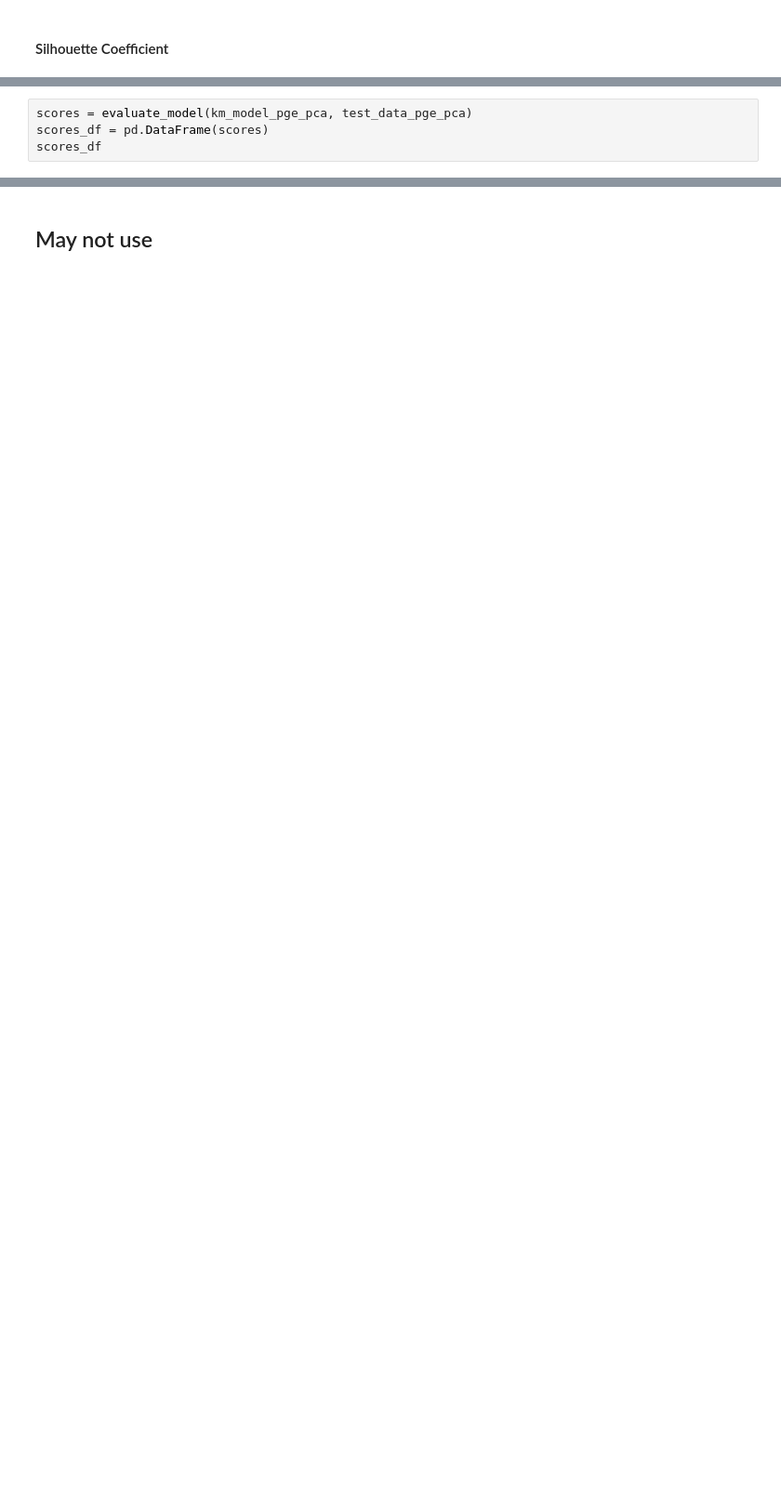
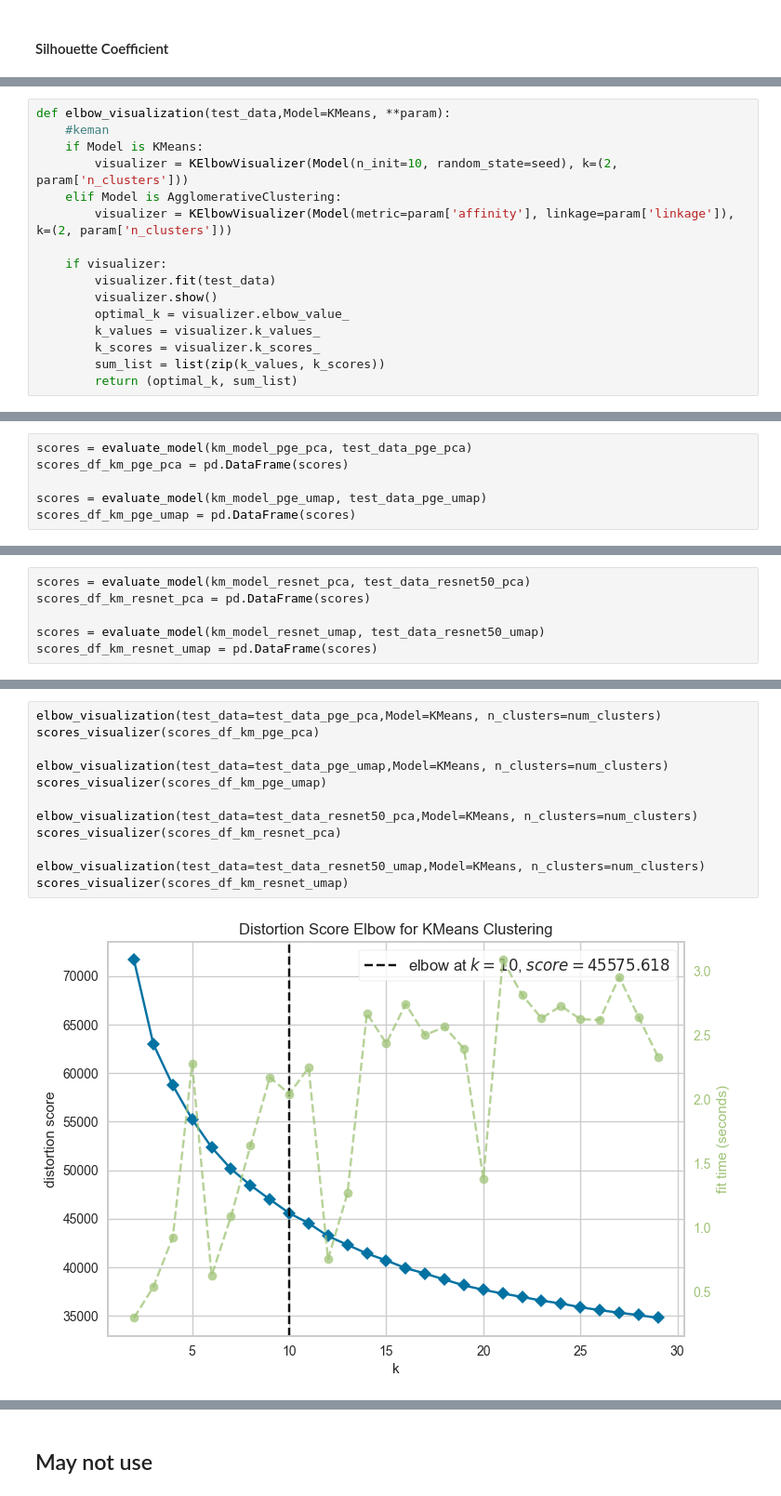
Before and after one commit to titichayajojo/Case-Study-1-Clustering, a Jupyter notebook: case_study1-2.ipynb, the cells around one changed output, grey strips where cells are left out. Shown at 93% size. Drawn from its saved outputs; the diff is of its cells as text; blank space fills up the shorter version.

Commit message:
update model training, visualisation, and evaluation

```diff
--- a/case_study1-2.ipynb
+++ b/case_study1-2.ipynb
@@ -723,0 +556,16 @@ def evaluate_model(models, test_data, is_pge=True):
+# %%
+def elbow_visualization(test_data,Model=KMeans, **param):
+    #keman
+    if Model is KMeans:
+        visualizer = KElbowVisualizer(Model(n_init=10, random_state=seed), k=(2, param['n_clusters']))
+    elif Model is AgglomerativeClustering:
+        visualizer = KElbowVisualizer(Model(metric=param['affinity'], linkage=param['linkage']), k=(2, param['n_clusters']))
+
+    if visualizer:
+        visualizer.fit(test_data)
+        visualizer.show()
+        optimal_k = visualizer.elbow_value_
+        k_values = visualizer.k_values_
+        k_scores = visualizer.k_scores_
+        sum_list = list(zip(k_values, k_scores))
+        return (optimal_k, sum_list)
@@ -724,4 +626,6 @@ def evaluate_model(models, test_data, is_pge=True):
 # %%
 scores = evaluate_model(km_model_pge_pca, test_data_pge_pca)
-scores_df = pd.DataFrame(scores)
-scores_df
+scores_df_km_pge_pca = pd.DataFrame(scores)
+
+scores = evaluate_model(km_model_pge_umap, test_data_pge_umap)
+scores_df_km_pge_umap = pd.DataFrame(scores)
@@ -801,0 +634,6 @@ plt.show()
+# %%
+scores = evaluate_model(km_model_resnet_pca, test_data_resnet50_pca)
+scores_df_km_resnet_pca = pd.DataFrame(scores)
+
+scores = evaluate_model(km_model_resnet_umap, test_data_resnet50_umap)
+scores_df_km_resnet_umap = pd.DataFrame(scores)
@@ -801,0 +674,14 @@ plt.show()
+# %%
+elbow_visualization(test_data=test_data_pge_pca,Model=KMeans, n_clusters=num_clusters)
+scores_visualizer(scores_df_km_pge_pca)
+
+elbow_visualization(test_data=test_data_pge_umap,Model=KMeans, n_clusters=num_clusters)
+scores_visualizer(scores_df_km_pge_umap)
+
+elbow_visualization(test_data=test_data_resnet50_pca,Model=KMeans, n_clusters=num_clusters)
+scores_visualizer(scores_df_km_resnet_pca)
+
+elbow_visualization(test_data=test_data_resnet50_umap,Model=KMeans, n_clusters=num_clusters)
+scores_visualizer(scores_df_km_resnet_umap)
+# %% [output]
+[figure, added]
```
Also changed, not shown: parts of 31 cells of this notebook.
